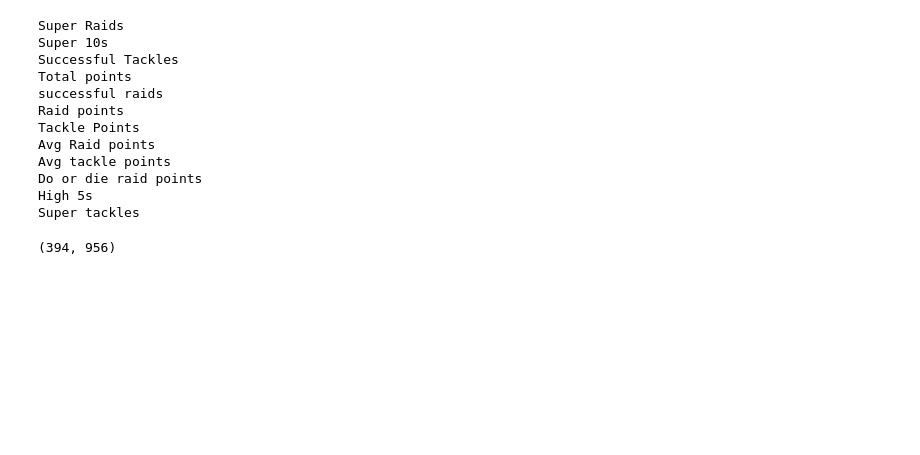
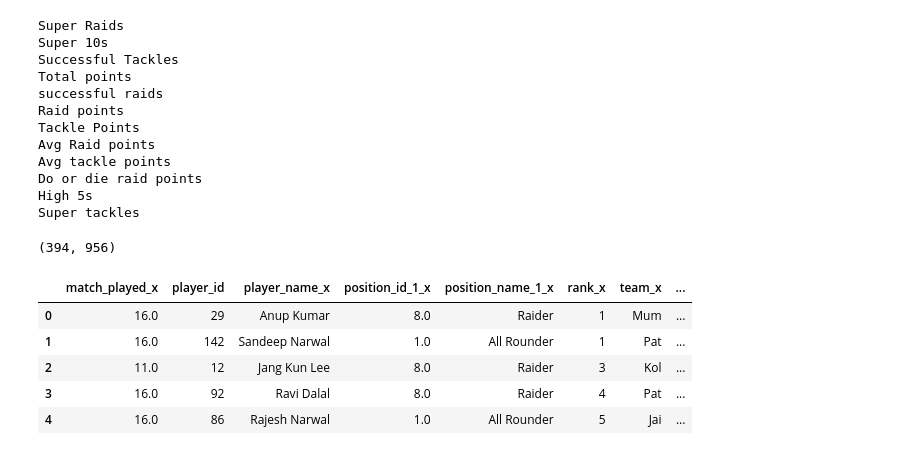
Before and after one commit to paresh494/Data_kabaddi, a Jupyter notebook: Data_Kabaddi.ipynb, the cells around one changed output. Saved outputs shown, nothing was run; the diff lists cells and outputs as text; code cells hidden in the pictures; blank space fills up the shorter version.

Commit message:
Showing data frame created

```diff
--- a/Data_Kabaddi.ipynb
+++ b/Data_Kabaddi.ipynb
@@ -4,6 +4,8 @@ import numpy as np
 from sklearn.model_selection import cross_val_score
 from urllib.request import urlopen
 import json
+# %%
+pd.set_option('display.max_columns', None)
 # %%
 seasons = [1,2,3,4,8,26,49]
 categories = [104,100,23,102,21,22,103,138,139,132,101,28]
@@ -48,3 +50,12 @@ Super tackles
 data.shape
 # %% [output]
 (394, 956)
+# %%
+data.head()
+# %% [output]
+|  | match_played_x | player_id | player_name_x | position_id_1_x | position_name_1_x | rank_x | team_x | ... |
+| 0 | 16.0 | 29 | Anup Kumar | 8.0 | Raider | 1 | Mum | ... |
+| 1 | 16.0 | 142 | Sandeep Narwal | 1.0 | All Rounder | 1 | Pat | ... |
+| 2 | 11.0 | 12 | Jang Kun Lee | 8.0 | Raider | 3 | Kol | ... |
+| 3 | 16.0 | 92 | Ravi Dalal | 8.0 | Raider | 4 | Pat | ... |
+| 4 | 16.0 | 86 | Rajesh Narwal | 1.0 | All Rounder | 5 | Jai | ... |
```
Also changed, not shown: parts of 1 cell of this notebook.
